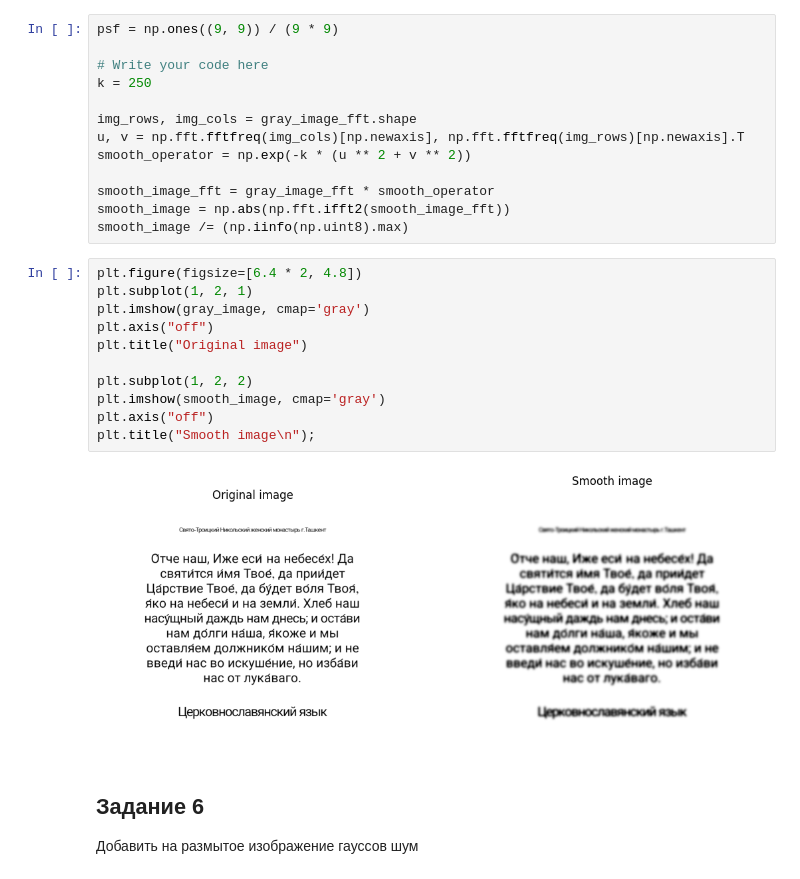
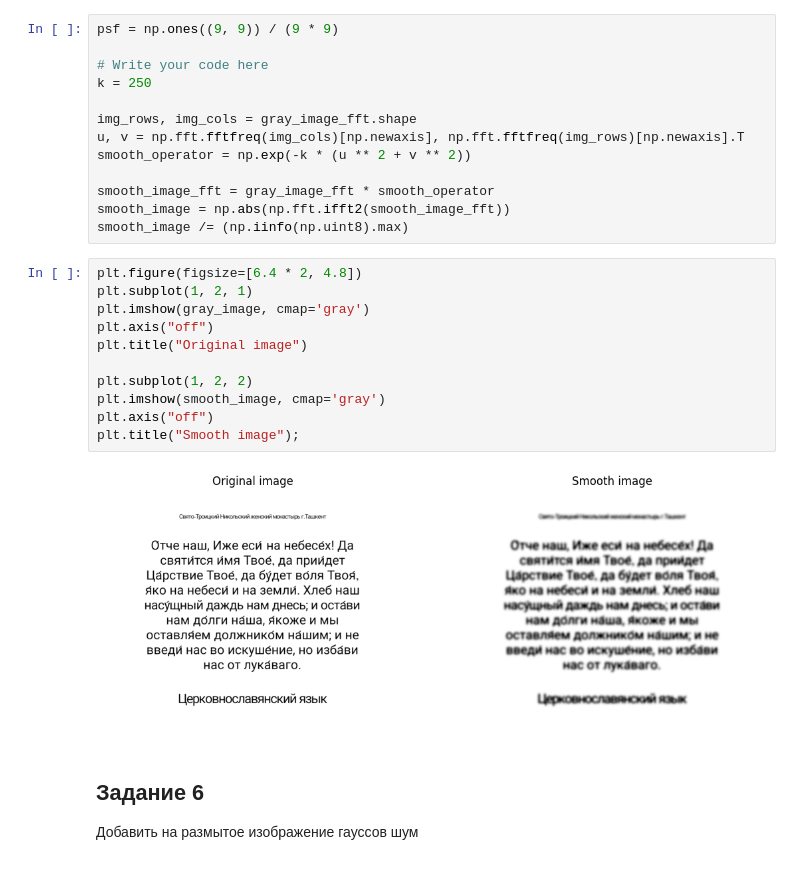
Before and after one commit to Vuzhos/computer-vision, a Jupyter notebook: hw4.ipynb, the cells around one changed output. Cells and saved outputs as stored; diff of their text form.

```diff
--- a/hw4.ipynb
+++ b/hw4.ipynb
@@ -137,16 +137,16 @@ smooth_image /= (np.iinfo(np.uint8).max)
 # %%
 plt.figure(figsize=[6.4 * 2, 4.8])
 plt.subplot(1, 2, 1)
 plt.imshow(gray_image, cmap='gray')
 plt.axis("off")
 plt.title("Original image")
 
 plt.subplot(1, 2, 2)
 plt.imshow(smooth_image, cmap='gray')
 plt.axis("off")
-plt.title("Smooth image\n");
+plt.title("Smooth image");
 # %% [output]
-[figure, old version]
+[figure, new version]
 # %% [markdown]
 ## Задание 6
 
```
Also changed, not shown: parts of 5 cells of this notebook, 4 other files.
